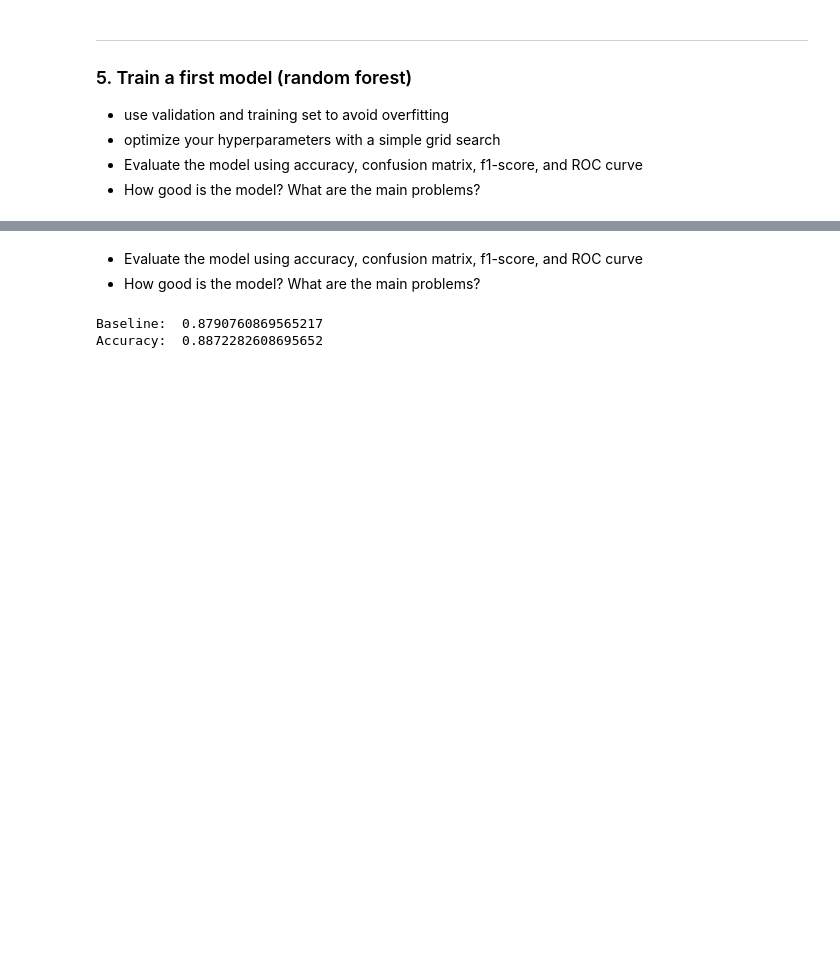
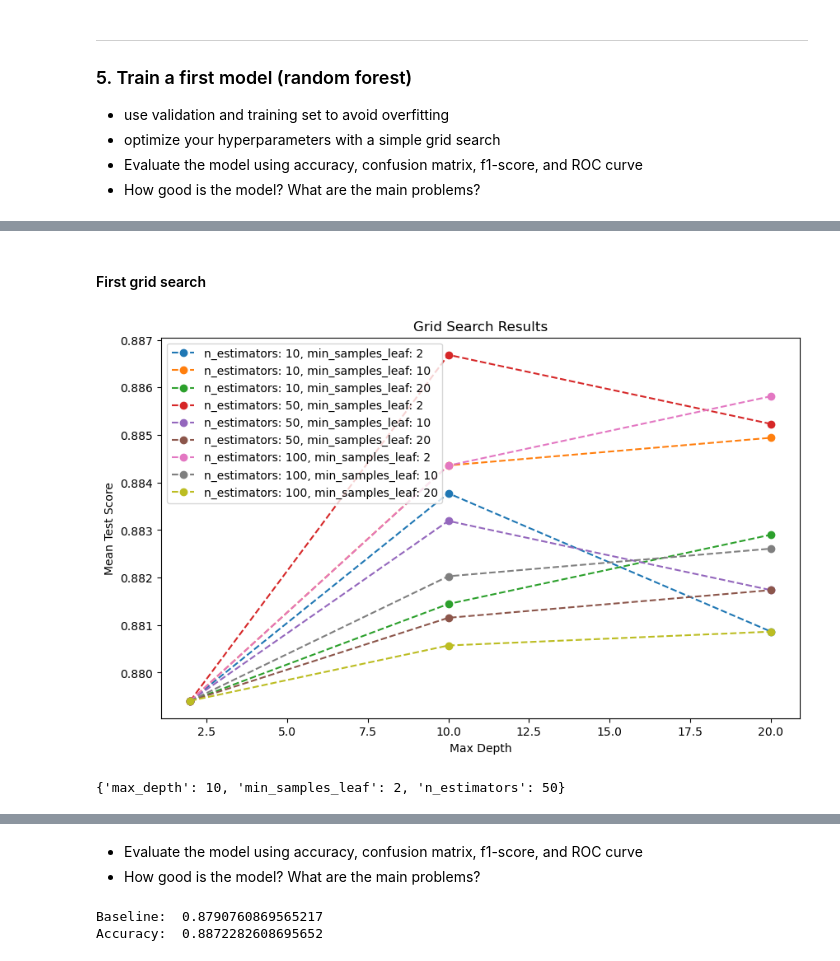
Before and after one commit to Knerten0815/ai_for_smart_health, a Jupyter notebook: Portfolio/ai_smart_health_portfolio_01_diabetes_prediction_template.ipynb, the cells around one changed output, grey strips where cells are left out. Cells and saved outputs as stored; diff of their text form; code cells hidden in the pictures; blank space fills up the shorter version.

```diff
--- a/Portfolio/ai_smart_health_portfolio_01_diabetes_prediction_template.ipynb
+++ b/Portfolio/ai_smart_health_portfolio_01_diabetes_prediction_template.ipynb
@@ -225,10 +237,16 @@ Val C-Index: 0.8642915443794176
+# %% [markdown]
+#### First grid search
 # %%
 from sklearn.model_selection import GridSearchCV
 
-def plot_search_results_and_return_best(search, parameters: dict):
+def perform_and_plot_RNDForest_grid_search(parameters: dict, train_data, train_labels):
+    model = RandomForestClassifier(random_state=42)
+
+    grid_search = GridSearchCV(model, parameters, verbose=0)
+    grid_search.fit(train_data, train_labels)
 
     # Collect grid search results
-    cv_results = search.cv_results_
+    cv_results = grid_search.cv_results_
     mean_test_scores = cv_results['mean_test_score']
     params = cv_results['params']
 
@@ -253,12 +271,14 @@ def plot_search_results_and_return_best(search, parameters: dict):
 
     plt.show()
 
-    return search.best_params_
+    return grid_search
 # %%
-model = RandomForestClassifier()
-parameters = {"max_depth": [2, 5, 10, 15],
-              "min_samples_leaf": [2, 5, 10, 15],
-              "n_estimators":[10, 100, 150, 200]}
+parameters = {"max_depth": [2, 10, 20],
+              "min_samples_leaf": [2, 10, 20],
+              "n_estimators":[10, 50, 100]}
 
-grid_search = GridSearchCV(model, parameters, verbose=2)
-grid_search.fit(X_train, y_train)
+grid_search = perform_and_plot_RNDForest_grid_search(parameters, X_train, y_train)
+print(grid_search.best_params_)
+# %% [output]
+[figure, added]
+{'max_depth': 10, 'min_samples_leaf': 2, 'n_estimators': 50}
```
Also changed, not shown: parts of 19 cells of this notebook, 3 other files.
